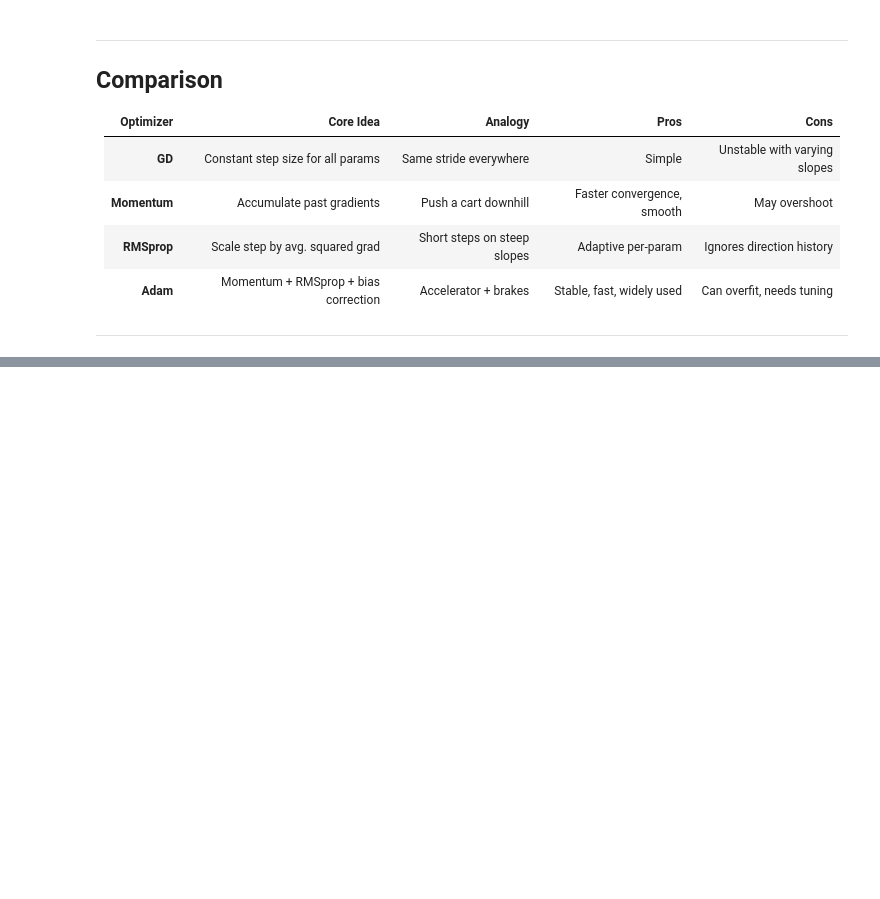
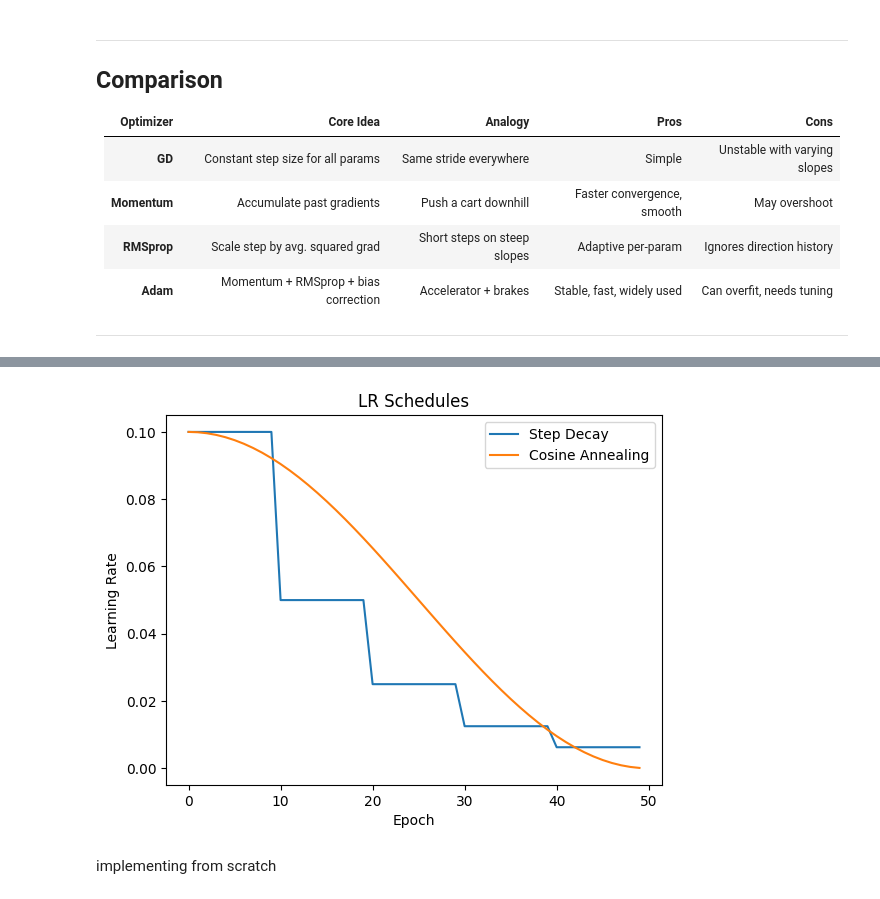
Before and after one commit to ManushKalwari/ML-basics, a Jupyter notebook: Optimizers.ipynb, the cells around one changed output, grey strips where cells are left out. Cells and saved outputs as stored; diff of their text form; code cells hidden in the pictures; blank space fills up the shorter version.

```diff
--- a/Optimizers.ipynb
+++ b/Optimizers.ipynb
@@ -436,0 +502,37 @@ plt.show()
+# %%
+import torch
+import torch.nn as nn
+import torch.optim as optim
+import matplotlib.pyplot as plt
+
+# model
+model = nn.Linear(10, 1)
+optimizer = optim.SGD(model.parameters(), lr=0.1)
+
+# --- Step Decay ---
+step_scheduler = optim.lr_scheduler.StepLR(optimizer, step_size=10, gamma=0.5)
+
+# --- Cosine Annealing ---
+cosine_scheduler = optim.lr_scheduler.CosineAnnealingLR(optimizer, T_max=50)
+
+
+def simulate(scheduler, name):
+    optimizer.param_groups[0]['lr'] = 0.1
+    lrs = []
+    for epoch in range(50):
+        lrs.append(optimizer.param_groups[0]['lr'])
+        scheduler.step()
+    plt.plot(lrs, label=name)
+
+simulate(step_scheduler, "Step Decay")
+simulate(cosine_scheduler, "Cosine Annealing")
+
+plt.xlabel("Epoch")
+plt.ylabel("Learning Rate")
+plt.legend()
+plt.title("LR Schedules")
+plt.show()
+# %% [output]
+[figure, added]
+# %% [markdown]
+implementing from scratch
```
Also changed, not shown: parts of 9 cells of this notebook, 3 other files.
